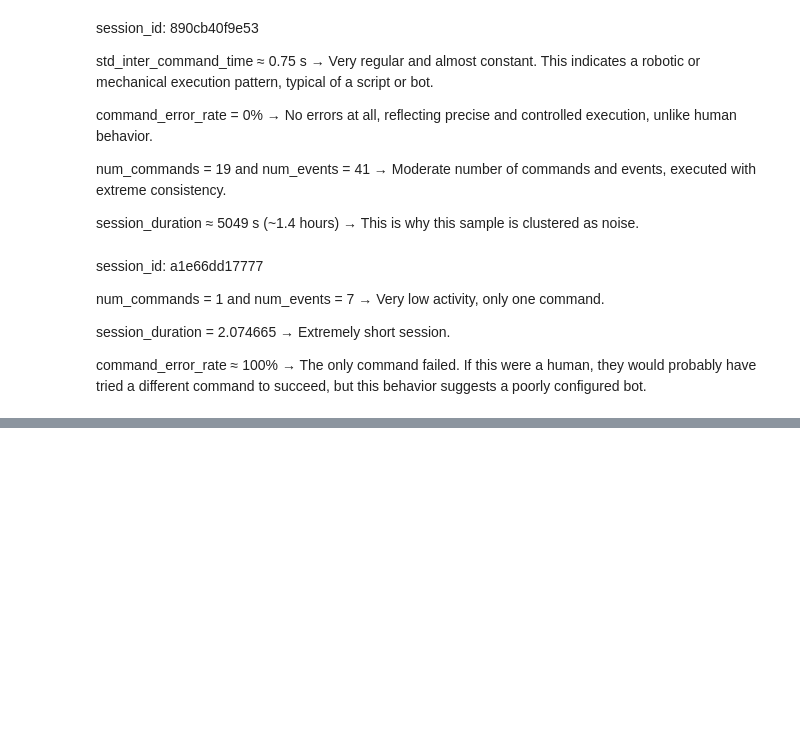
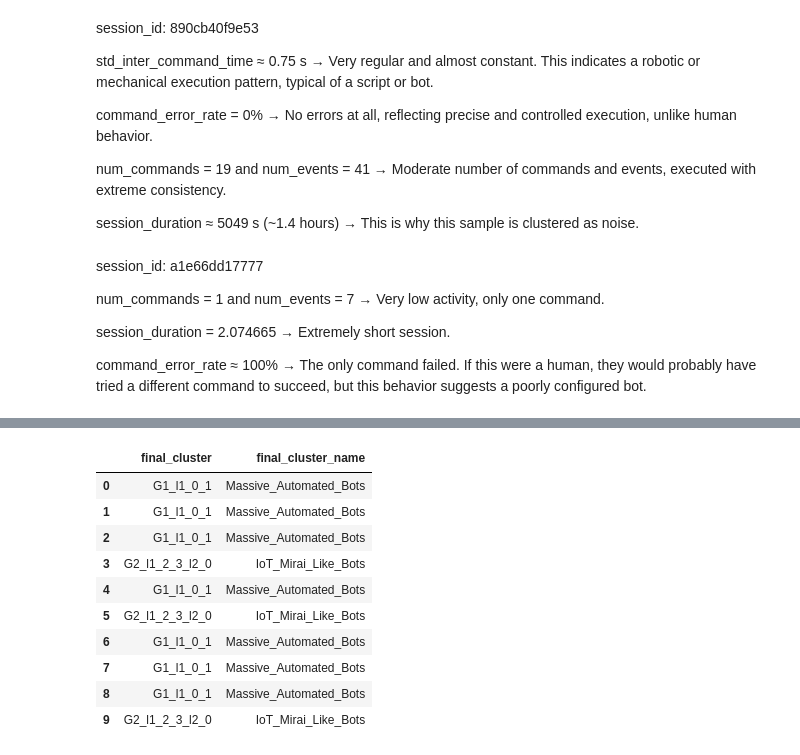
Before and after one commit to rubengilmartinez/Attacker-Behavioral-Profiling, a Jupyter notebook: notebooks/hdbscan_advanced_final_algorithm.ipynb, the cells around one changed output, grey strips where cells are left out. Saved outputs shown, nothing was run; the diff lists cells and outputs as text; code cells hidden in the pictures; blank space fills up the shorter version.

```diff
--- a/notebooks/hdbscan_advanced_final_algorithm.ipynb
+++ b/notebooks/hdbscan_advanced_final_algorithm.ipynb
@@ -1275,0 +1430,21 @@ command_error_rate ≈ 100% → The only command failed. If this were a human, t
+# %%
+group_map = {
+    # Nivel 1: 0 y 1
+    "L1_0": "G1_l1_0_1",
+    "L1_1": "G1_l1_0_1",
+
+    # Nivel 1: 2 y 3 + nivel 2: 0
+    "L1_2": "G2_l1_2_3_l2_0",
+    "L1_3": "G2_l1_2_3_l2_0",
+    "L2_0": "G2_l1_2_3_l2_0",
+
+    # Nivel 2: 2 + Nivel 3: 1 y 2
+    "L2_2": "G3_l2_2_l3_1_2",
+    "L3_1": "G3_l2_2_l3_1_2",
+    "L3_2": "G3_l2_2_l3_1_2",
+}
+
+df_clusters['final_cluster'] = df_clusters['base_cluster'].map(group_map)
+df_clusters['final_cluster'] = df_clusters['final_cluster'].fillna(df_clusters['base_cluster'])
+
+df_clusters['final_cluster'].value_counts()
@@ -1275,0 +1485,31 @@ command_error_rate ≈ 100% → The only command failed. If this were a human, t
+# %%
+# ==========================
+# Final rename to human-readable cluster names
+# ==========================
+
+name_map = {
+    "G1_l1_0_1": "Massive_Automated_Bots",
+    "G2_l1_2_3_l2_0": "IoT_Mirai_Like_Bots",
+    "G3_l2_2_l3_1_2": "SemiHuman_or_ScriptKiddie_Activity",
+    "L1_4": "Medium_Activity_and_FS_Probing_Bots",
+    "L3_0": "Skilled_Human_Operators",
+    "L2_1": "Other_Bot_Behaviour",
+    "NOISE": "Noise_or_Outliers"
+}
+
+df_clusters['final_cluster_name'] = df_clusters['final_cluster'].map(name_map)
+df_clusters['final_cluster_name'] = df_clusters['final_cluster_name'].fillna(df_clusters['final_cluster'])
+
+df_clusters[['final_cluster', 'final_cluster_name']].head(10)
+# %% [output]
+|  | final_cluster | final_cluster_name |
+| 0 | G1_l1_0_1 | Massive_Automated_Bots |
+| 1 | G1_l1_0_1 | Massive_Automated_Bots |
+| 2 | G1_l1_0_1 | Massive_Automated_Bots |
+| 3 | G2_l1_2_3_l2_0 | IoT_Mirai_Like_Bots |
+| 4 | G1_l1_0_1 | Massive_Automated_Bots |
+| 5 | G2_l1_2_3_l2_0 | IoT_Mirai_Like_Bots |
+| 6 | G1_l1_0_1 | Massive_Automated_Bots |
+| 7 | G1_l1_0_1 | Massive_Automated_Bots |
+| 8 | G1_l1_0_1 | Massive_Automated_Bots |
+| 9 | G2_l1_2_3_l2_0 | IoT_Mirai_Like_Bots |
```
Also changed, not shown: parts of 21 cells of this notebook.
